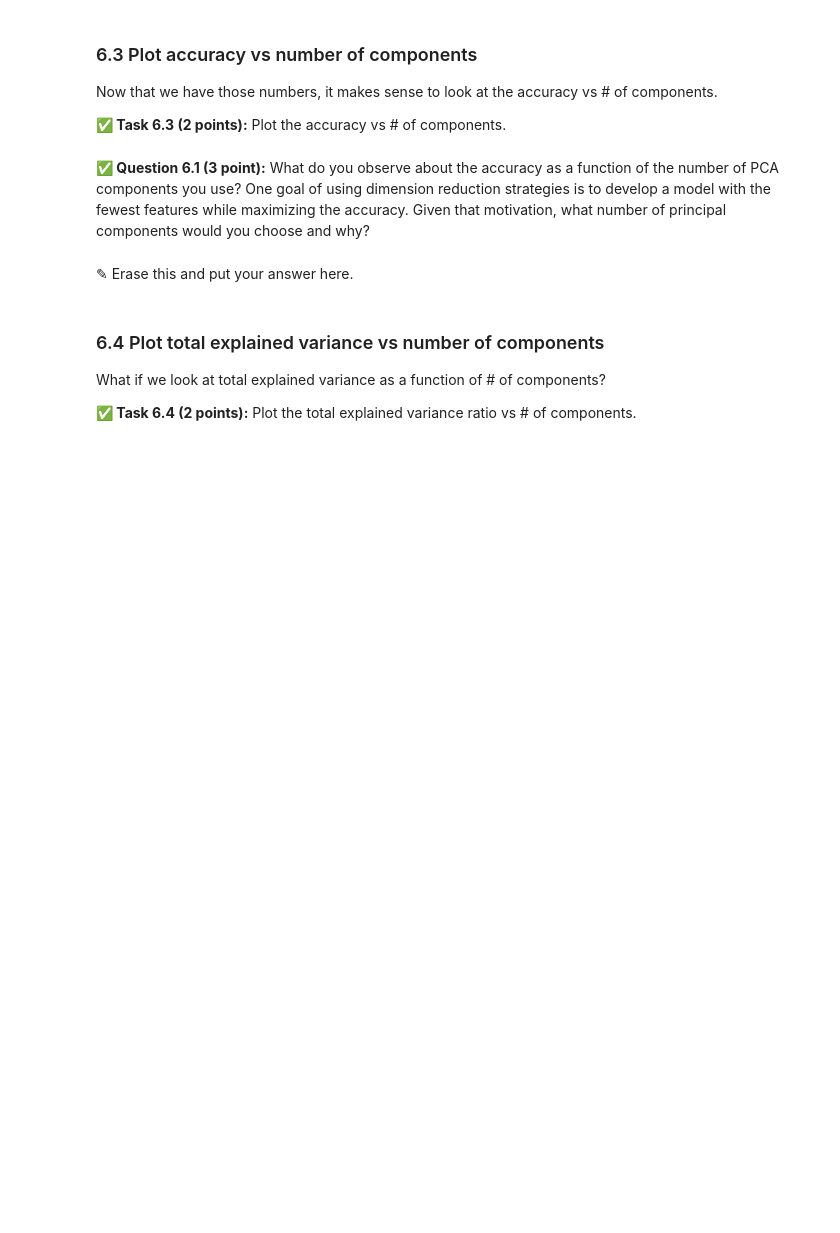
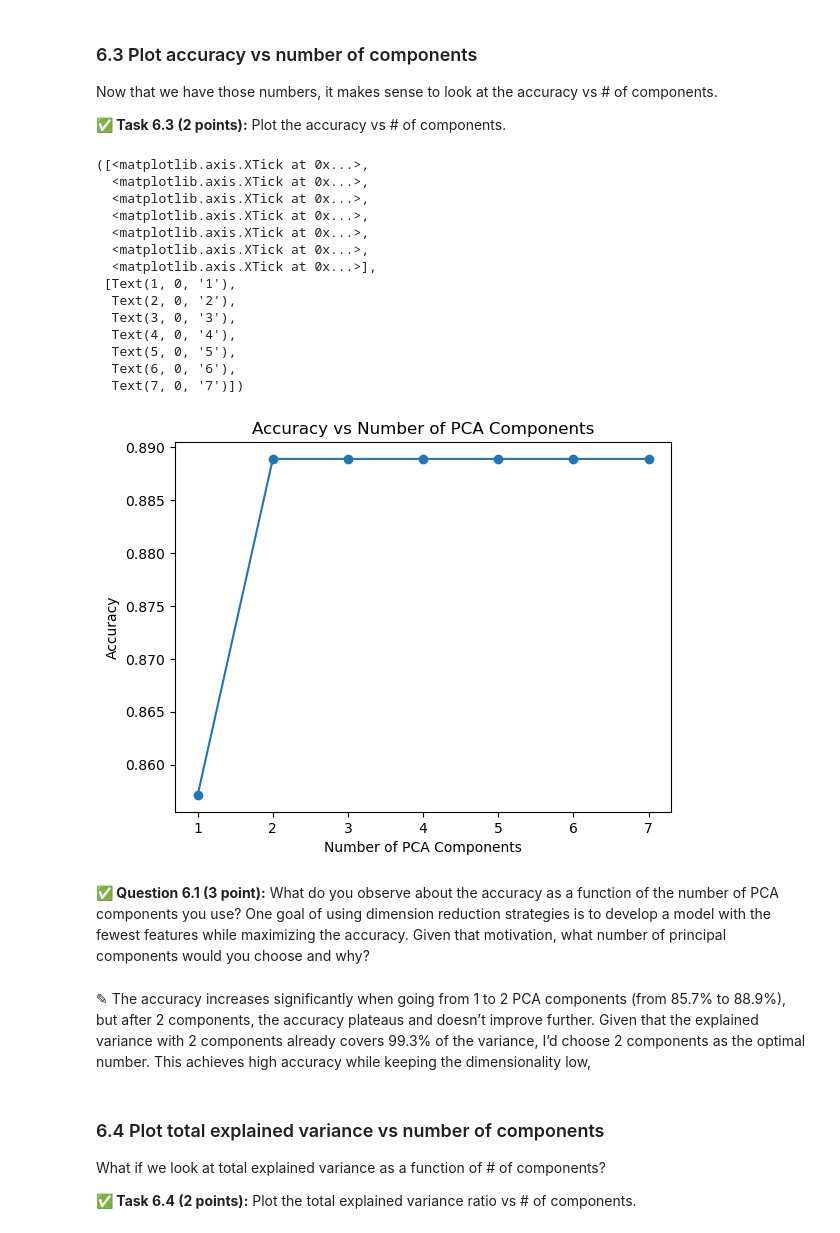
Before and after one commit to JamboLe/CMSE202-f24-turnin, a Jupyter notebook: hw-04/HW-04_PerceptronSVMandPCA-STUDENT (1).ipynb, the cells around one changed output. Cells and saved outputs as stored; diff of their text form; code cells hidden in the pictures; blank space fills up the shorter version.

```diff
--- a/hw-04/HW-04_PerceptronSVMandPCA-STUDENT (1).ipynb
+++ b/hw-04/HW-04_PerceptronSVMandPCA-STUDENT (1).ipynb
@@ -488,3 +487,17 @@ and it should **return** the accuracy score for an SVC model fit to pca transfor
+# %%
+# Put your code here
+def pca_svc_analysis(n_components, train_features, test_features, train_labels, test_labels):
+    pca = PCA(n_components=n_components)
+    pca.fit(train_features)
+    train_features_pca = pca.transform(train_features)
+    test_features_pca = pca.transform(test_features)
+
+    total_explained_variance = sum(pca.explained_variance_ratio_)
+    svc = SVC(kernel='rbf', C=1.0, gamma='scale')
+    svc.fit(train_features_pca, train_labels.values.ravel())
+    predictions = svc.predict(test_features_pca)
+    accuracy = accuracy_score(test_labels, predictions)
+    return accuracy, total_explained_variance
 # %% [markdown]
 ### 6.2 Compute accuracies
 
@@ -497,0 +509,13 @@ Now that you have created a function that returns the accuracy for a given numbe
+# %%
+# Put your code here
+accuracies = []
+explained_variances = []
+for n in range(1, 8):
+    accuracy, explained_variance = pca_svc_analysis(n, train_features, test_features, train_labels, test_labels)
+    accuracies.append(accuracy)
+    explained_variances.append(explained_variance)
+    print(f"Components: {n}, Accuracy: {accuracy}, Explained Variance: {explained_variance}")
+
+
+print("\nAccuracies:", accuracies)
+print("Explained Variances:", explained_variances)
@@ -506,7 +539,31 @@ Now that we have those numbers, it makes sense to look at the accuracy vs # of c
+# %%
+# Put your code here
+components = list(range(1, 8))
+plt.plot(components, accuracies, marker='o', label='Accuracy')
+plt.xlabel("Number of PCA Components")
+plt.ylabel("Accuracy")
+plt.title("Accuracy vs Number of PCA Components")
+plt.xticks(components)
+# %% [output]
+([<matplotlib.axis.XTick at 0x...>,
+  <matplotlib.axis.XTick at 0x...>,
+  <matplotlib.axis.XTick at 0x...>,
+  <matplotlib.axis.XTick at 0x...>,
+  <matplotlib.axis.XTick at 0x...>,
+  <matplotlib.axis.XTick at 0x...>,
+  <matplotlib.axis.XTick at 0x...>],
+ [Text(1, 0, '1'),
+  Text(2, 0, '2'),
+  Text(3, 0, '3'),
+  Text(4, 0, '4'),
+  Text(5, 0, '5'),
+  Text(6, 0, '6'),
+  Text(7, 0, '7')])
+[figure, added]
 # %% [markdown]
 **&#9989; Question 6.1 (3 point):** What do you observe about the accuracy as a function of the number of PCA components you use? One goal of using dimension reduction strategies is to develop a model with the fewest features while maximizing the accuracy. Given that motivation, what number of principal components would you choose and why?
-# %% [markdown]
-<font size=+3>&#9998;</font> Erase this and put your answer here.
+# %% [markdown]
+<font size=+3>&#9998;</font> The accuracy increases significantly when going from 1 to 2 PCA components (from 85.7% to 88.9%), but after 2 components, the accuracy plateaus and doesn’t improve further. Given that the explained variance with 2 components already covers 99.3% of the variance, I’d choose 2 components as the optimal number. This achieves high accuracy while keeping the dimensionality low,
 # %% [markdown]
 ### 6.4 Plot total explained variance vs number of components
 
```
Also changed, not shown: parts of 11 cells of this notebook.
